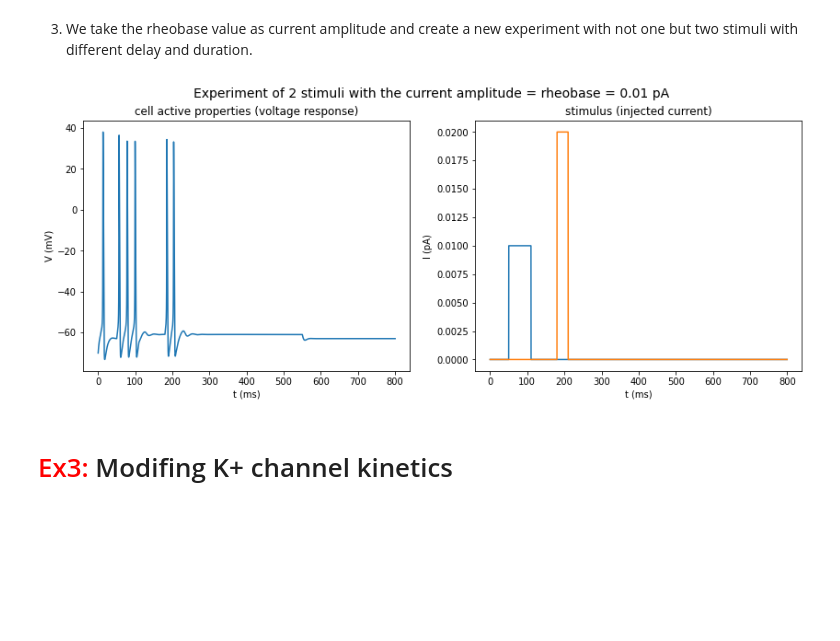
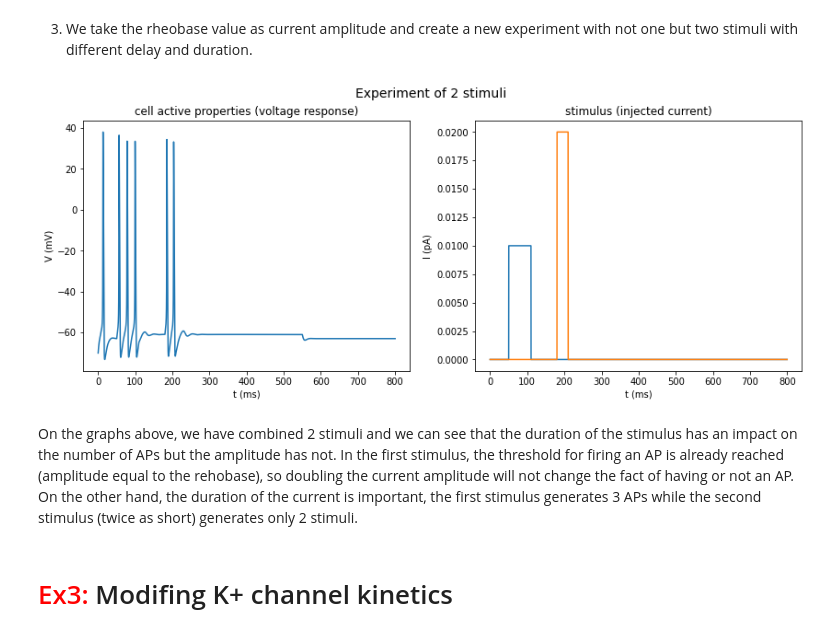
Before and after one commit to AlbrechtAlice/In-Silico-Neuroscience, a Jupyter notebook: Week3_HomeWork.ipynb, the cells around one changed output. Cells and saved outputs as stored; diff of their text form; code cells hidden in the pictures; blank space fills up the shorter version.

```diff
--- a/Week3_HomeWork.ipynb
+++ b/Week3_HomeWork.ipynb
@@ -317,35 +322,37 @@ rec_t.record(h._ref_t)
 # membrame potential vector
 rec_v = h.Vector()
 rec_v.record(soma(0.5)._ref_v)
 # current
 rec_i1 = h.Vector()
 rec_i1.record(stim1._ref_i)   # first stimuli
 # current
 rec_i2 = h.Vector()
 rec_i2.record(stim2._ref_i)   # second stimuli
 
 # Initialize and run a simulation
 h.finitialize(-70)     # initial voltage
 h.continuerun(800);    # total recording duration
 
 # Plot the injected current and voltage response
 plt.figure(figsize=(14,5))
-plt.suptitle('Experiment of 2 stimuli with the current amplitude = rheobase = 0.01 pA', fontsize = 14);
+plt.suptitle('Experiment of 2 stimuli', fontsize = 14);
 
 plt.subplot(121)
 plt.title('cell active properties (voltage response)')
 plt.ylabel('V (mV)')
 plt.xlabel('t (ms)')
 plt.plot(rec_t,rec_v);
 
 plt.subplot(122)
 plt.title('stimulus (injected current)')
 plt.ylabel('I (pA)')
 plt.xlabel('t (ms)')
 plt.plot(rec_t,rec_i1)
 plt.plot(rec_t,rec_i2);
 # %% [output]
-[figure, old version]
+[figure, new version]
+# %% [markdown]
+On the graphs above, we have combined 2 stimuli and we can see that the duration of the stimulus has an impact on the number of APs but the amplitude has not. In the first stimulus, the threshold for firing an AP is already reached (amplitude equal to the rehobase), so doubling the current amplitude will not change the fact of having or not an AP. On the other hand, the duration of the current is important, the first stimulus generates 3 APs while the second stimulus (twice as short) generates only 2 stimuli.
 # %% [markdown]
 # <font color= 'red'>Ex3:</font> Modifing K+ channel kinetics
 
```
Also changed, not shown: parts of 26 cells of this notebook.
